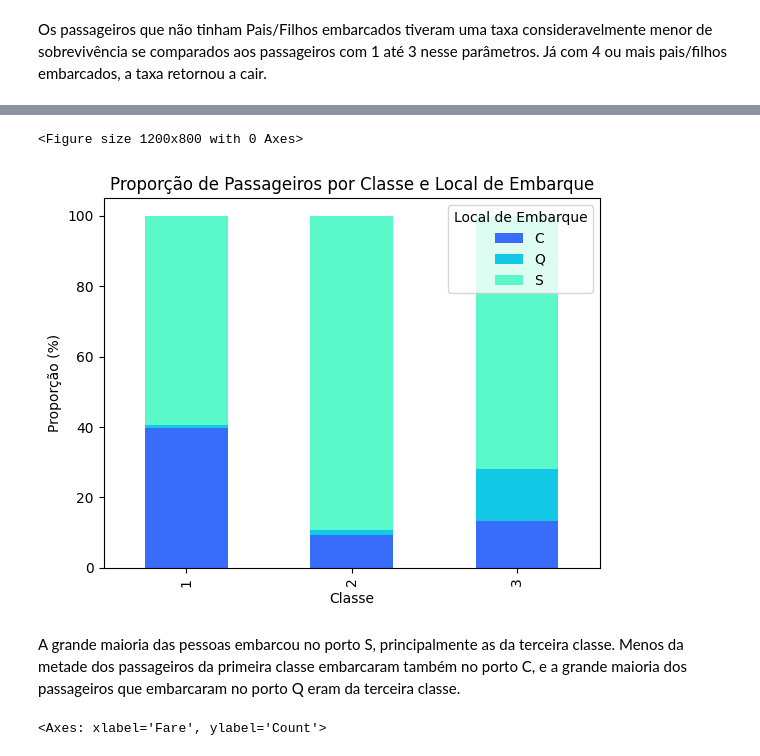
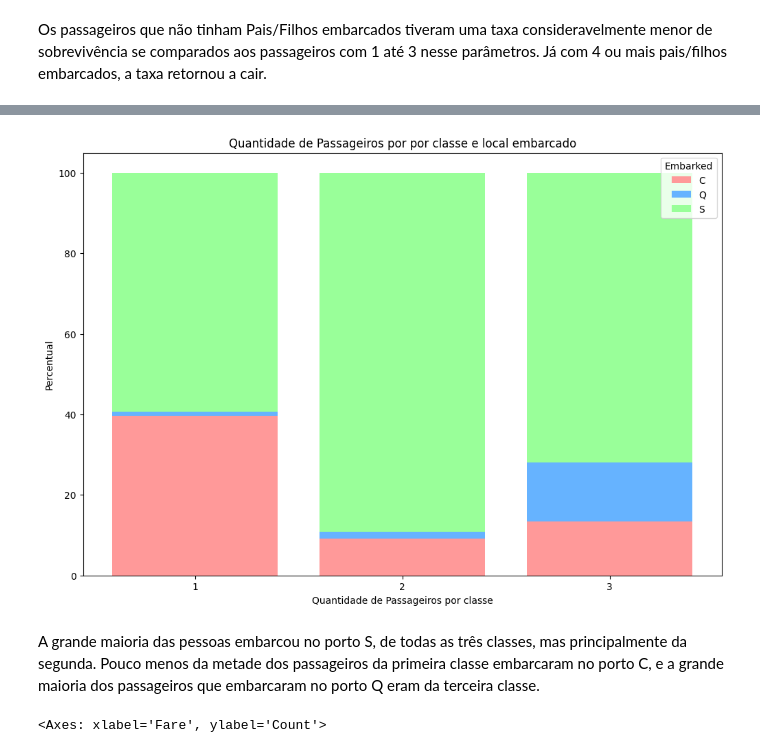
Before and after one commit to LSouzaCosta/DataScience, a Jupyter notebook: Titanic/01_EDA_titanic.ipynb, the cells around one changed output, grey strips where cells are left out. Saved outputs shown, nothing was run; the diff lists cells and outputs as text; code cells hidden in the pictures.

```diff
--- a/Titanic/01_EDA_titanic.ipynb
+++ b/Titanic/01_EDA_titanic.ipynb
@@ -277,25 +237,38 @@ plt.show()
-# %%
-# Plotando o gráfico de barras empilhadas
-plt.figure(figsize=(12, 8))
-ax = embarked_percent.plot(kind='bar', stacked=True, color=sns.color_palette("rainbow"))
-sns.barplot(data= embarked_percent,)
-
-# Configurações do gráfico
-plt.title('Proporção de Passageiros por Classe e Local de Embarque')
-plt.xlabel('Classe')
-plt.ylabel('Proporção (%)')
-plt.legend(title='Local de Embarque', loc='upper right')
-
-# Ajustando os rótulos do eixo x
-#ax.set_xticklabels(['Classe 1', 'Classe 2', 'Classe 3'])
-
-# Exibindo o gráfico
-plt.show()
-# %% [output]
-<Figure size 1200x800 with 0 Axes>
-[figure, removed]
+# %%
+fig, ax = plt.subplots(figsize=(12, 8))
+embarked_percent = train_DF.groupby('Pclass')['Embarked'].value_counts(normalize=True).unstack() * 100
+
+# Ordenar o DataFrame pelas classes (opcional, se já estiver ordenado)
+embarked_percent = embarked_percent.sort_index()
+
+# Definindo as barras para cada parametro
+bar_index = range(len(embarked_percent))
+
+# Plotagem das barras
+colors = ['#ff9999', '#66b3ff', '#99ff99']
+
+# Plotagem das barras empilhadas
+bottom = None
+for i, embarked in enumerate(embarked_percent.columns):
+    if bottom is None:
+        bars = ax.bar(embarked_percent.index, embarked_percent[embarked], color=colors[i], label=embarked)
+        bottom = embarked_percent[embarked]
+    else:
+        bars = ax.bar(embarked_percent.index, embarked_percent[embarked], bottom=bottom, color=colors[i], label=embarked)
+        bottom += embarked_percent[embarked]
+
+# Adicionando detalhes ao gráfico
+ax.set_xlabel('Quantidade de Passageiros por classe')
+ax.set_ylabel('Percentual')
+ax.set_title('Quantidade de Passageiros por por classe e local embarcado')
+ax.set_xticks(embarked_percent.index)
+plt.legend(title= "Embarked")
+plt.show()
+# %% [output]
+[figure, added]
 # %% [markdown]
-A grande maioria das pessoas embarcou no porto S, principalmente as da terceira classe. Menos da metade dos passageiros da primeira classe embarcaram também no porto C, e a grande maioria dos passageiros que embarcaram no porto Q eram da terceira classe.
+A grande maioria das pessoas embarcou no porto S, de todas as três classes, mas principalmente da segunda.
+Pouco menos da metade dos passageiros da primeira classe embarcaram no porto C, e a grande maioria dos passageiros que embarcaram no porto Q eram da terceira classe.
 # %%
 # Observando a distribuição dos preços das passagens
 plt.figure(figsize=(12,8))
```
Also changed, not shown: parts of 4 cells of this notebook.
